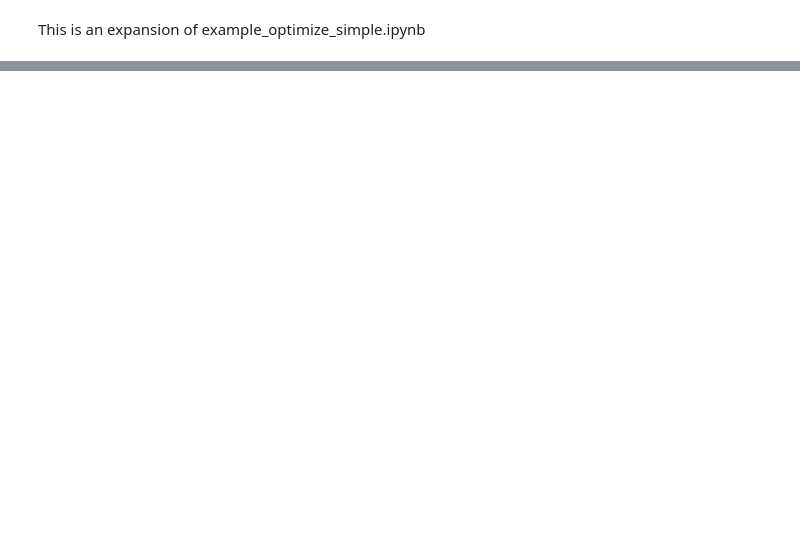
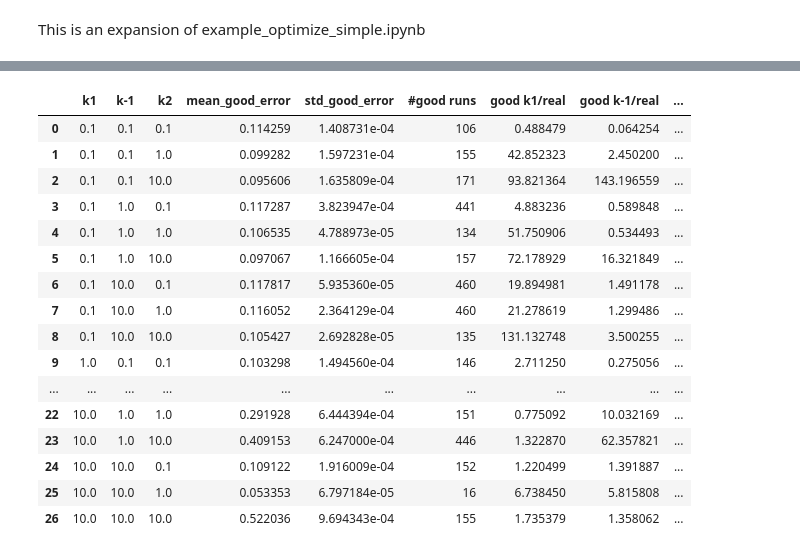
Before and after one commit to MartijnDingemans/delayed_reactant_labeling, a Jupyter notebook: examples/example_model_boundaries.ipynb, the cells around one changed output, grey strips where cells are left out. Drawn from its saved outputs; the diff is of its cells as text; code cells hidden in the pictures; blank space fills up the shorter version.

```diff
--- a/examples/example_model_boundaries.ipynb
+++ b/examples/example_model_boundaries.ipynb
@@ -24,8 +24,8 @@ reactions = [
     ('k2', ['B-d10'], ['C-d10', 'cat'])
 ]
 concentration_initial = {'A': 1, 'cat': 1 / 5}
-concentration_labeled = {'A-d10': 0.5}
-dilution_factor = 1 / 2
+concentration_labeled = {'A-d10': 1}
+dilution_factor = 1  # ideal situation: we achieve perfect mixing without dilution
 time_pre = np.linspace(0, 10, 50)
 time_post = np.linspace(10, 90, 8 * 50)
 rate_values = [0.1, 1, 10]  # the model will try these values
@@ -149,4 +104,7 @@ def explore_boundary(k1, kr1, k2):
 for k1 in rate_values:
     for kr1 in rate_values:
         for k2 in rate_values:
-            explore_boundary(k1, kr1, k2)
+            try:
+                explore_boundary(k1, kr1, k2)
+            except Exception as e:
+                print(e)
@@ -152,0 +197,23 @@ for k1 in rate_values:
+# %%
+df = pd.DataFrame(data, columns=['k1', 'k-1', 'k2', 'best error', 'best k1/real', 'best k-1/real', 'best k2/real', 'mean_good_error', 'std_good_error', '#good runs',
+                                 'good k1/real', 'good k-1/real', 'good k2/real'])
+# %%
+df.iloc[:, [0, 1, 2, 7, 8, 9, 10, 11, 12]]
+# %% [output]
+|  | k1 | k-1 | k2 | mean_good_error | std_good_error | #good runs | good k1/real | good k-1/real | ... |
+| 0 | 0.1 | 0.1 | 0.1 | 0.114259 | 1.408731e-04 | 106 | 0.488479 | 0.064254 | ... |
+| 1 | 0.1 | 0.1 | 1.0 | 0.099282 | 1.597231e-04 | 155 | 42.852323 | 2.450200 | ... |
+| 2 | 0.1 | 0.1 | 10.0 | 0.095606 | 1.635809e-04 | 171 | 93.821364 | 143.196559 | ... |
+| 3 | 0.1 | 1.0 | 0.1 | 0.117287 | 3.823947e-04 | 441 | 4.883236 | 0.589848 | ... |
+| 4 | 0.1 | 1.0 | 1.0 | 0.106535 | 4.788973e-05 | 134 | 51.750906 | 0.534493 | ... |
+| 5 | 0.1 | 1.0 | 10.0 | 0.097067 | 1.166605e-04 | 157 | 72.178929 | 16.321849 | ... |
+| 6 | 0.1 | 10.0 | 0.1 | 0.117817 | 5.935360e-05 | 460 | 19.894981 | 1.491178 | ... |
+| 7 | 0.1 | 10.0 | 1.0 | 0.116052 | 2.364129e-04 | 460 | 21.278619 | 1.299486 | ... |
+| 8 | 0.1 | 10.0 | 10.0 | 0.105427 | 2.692828e-05 | 135 | 131.132748 | 3.500255 | ... |
+| 9 | 1.0 | 0.1 | 0.1 | 0.103298 | 1.494560e-04 | 146 | 2.711250 | 0.275056 | ... |
+| ... | ... | ... | ... | ... | ... | ... | ... | ... | ... |
+| 22 | 10.0 | 1.0 | 1.0 | 0.291928 | 6.444394e-04 | 151 | 0.775092 | 10.032169 | ... |
+| 23 | 10.0 | 1.0 | 10.0 | 0.409153 | 6.247000e-04 | 446 | 1.322870 | 62.357821 | ... |
+| 24 | 10.0 | 10.0 | 0.1 | 0.109122 | 1.916009e-04 | 152 | 1.220499 | 1.391887 | ... |
+| 25 | 10.0 | 10.0 | 1.0 | 0.053353 | 6.797184e-05 | 16 | 6.738450 | 5.815808 | ... |
+| 26 | 10.0 | 10.0 | 10.0 | 0.522036 | 9.694343e-04 | 155 | 1.735379 | 1.358062 | ... |
```
Also changed, not shown: parts of 3 cells of this notebook.
